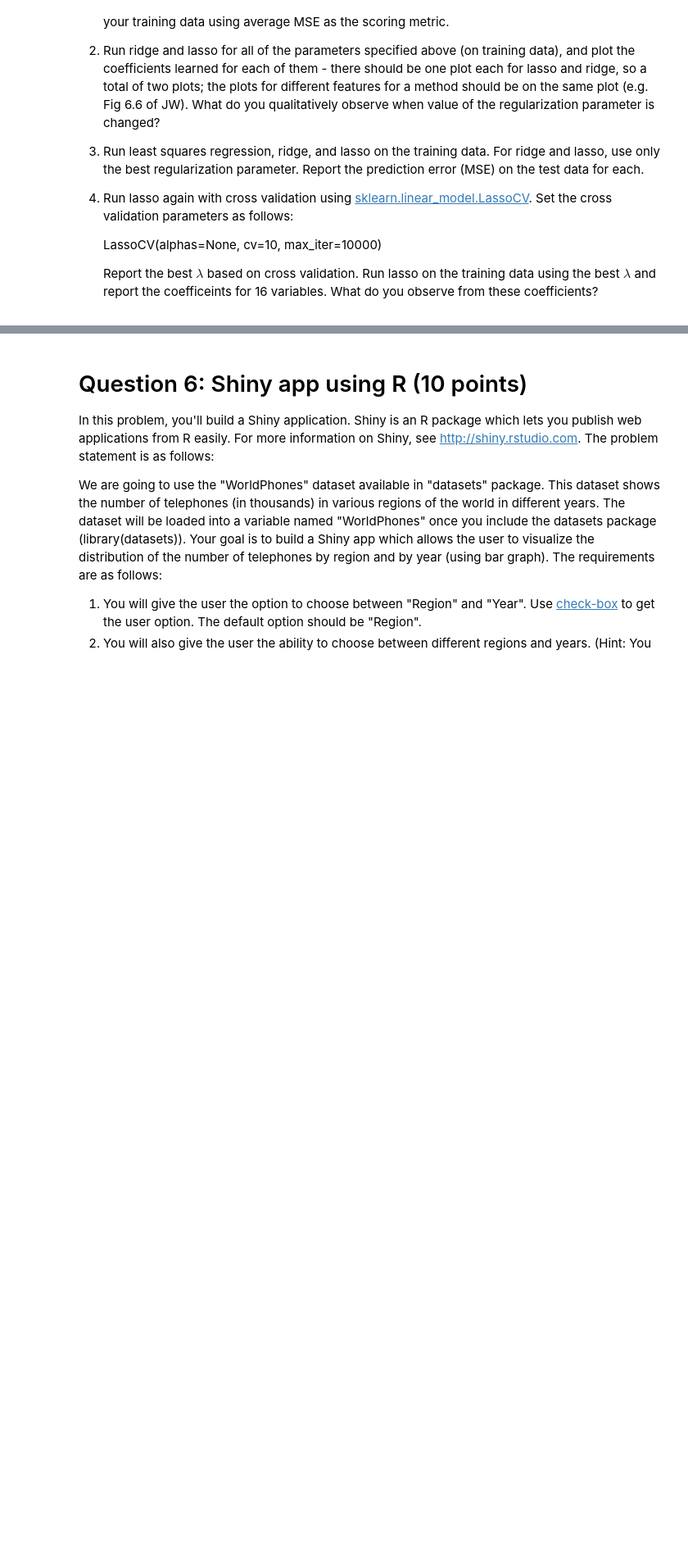
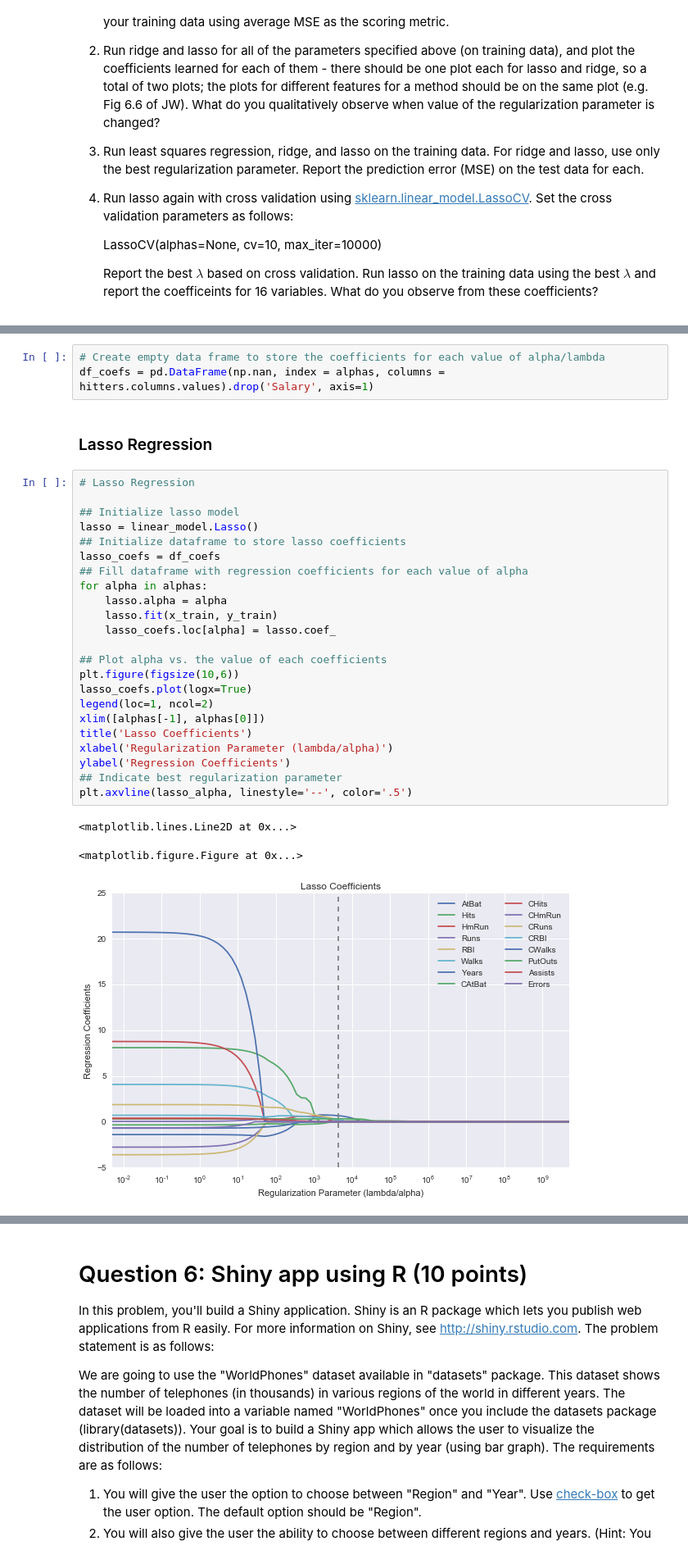
Before and after one commit to brbeckelman/Advanced-Predictive-Modeling-Class, a Jupyter notebook: HW2/HW2-apm382.ipynb, the cells around one changed output, grey strips where cells are left out. Shown: that part at 82% size. Saved outputs shown, nothing was run; the diff lists cells and outputs as text; blank space fills up the shorter version.

```diff
--- a/HW2/HW2-apm382.ipynb
+++ b/HW2/HW2-apm382.ipynb
@@ -328,0 +423,32 @@ wish to predict a baseball player’s Salary using all the 16 performance variab
+# %%
+# Create empty data frame to store the coefficients for each value of alpha/lambda
+df_coefs = pd.DataFrame(np.nan, index = alphas, columns = hitters.columns.values).drop('Salary', axis=1)
+# %% [markdown]
+### Lasso Regression
+# %%
+# Lasso Regression
+
+## Initialize lasso model
+lasso = linear_model.Lasso()
+## Initialize dataframe to store lasso coefficients
+lasso_coefs = df_coefs
+## Fill dataframe with regression coefficients for each value of alpha
+for alpha in alphas:
+    lasso.alpha = alpha
+    lasso.fit(x_train, y_train)
+    lasso_coefs.loc[alpha] = lasso.coef_
+
+## Plot alpha vs. the value of each coefficients
+plt.figure(figsize(10,6))
+lasso_coefs.plot(logx=True)
+legend(loc=1, ncol=2)
+xlim([alphas[-1], alphas[0]])
+title('Lasso Coefficients')
+xlabel('Regularization Parameter (lambda/alpha)')
+ylabel('Regression Coefficients')
+## Indicate best regularization parameter
+plt.axvline(lasso_alpha, linestyle='--', color='.5')
+# %% [output]
+<matplotlib.lines.Line2D at 0x...>
+<matplotlib.figure.Figure at 0x...>
+[figure, added]
```
Also changed, not shown: parts of 17 cells of this notebook.
